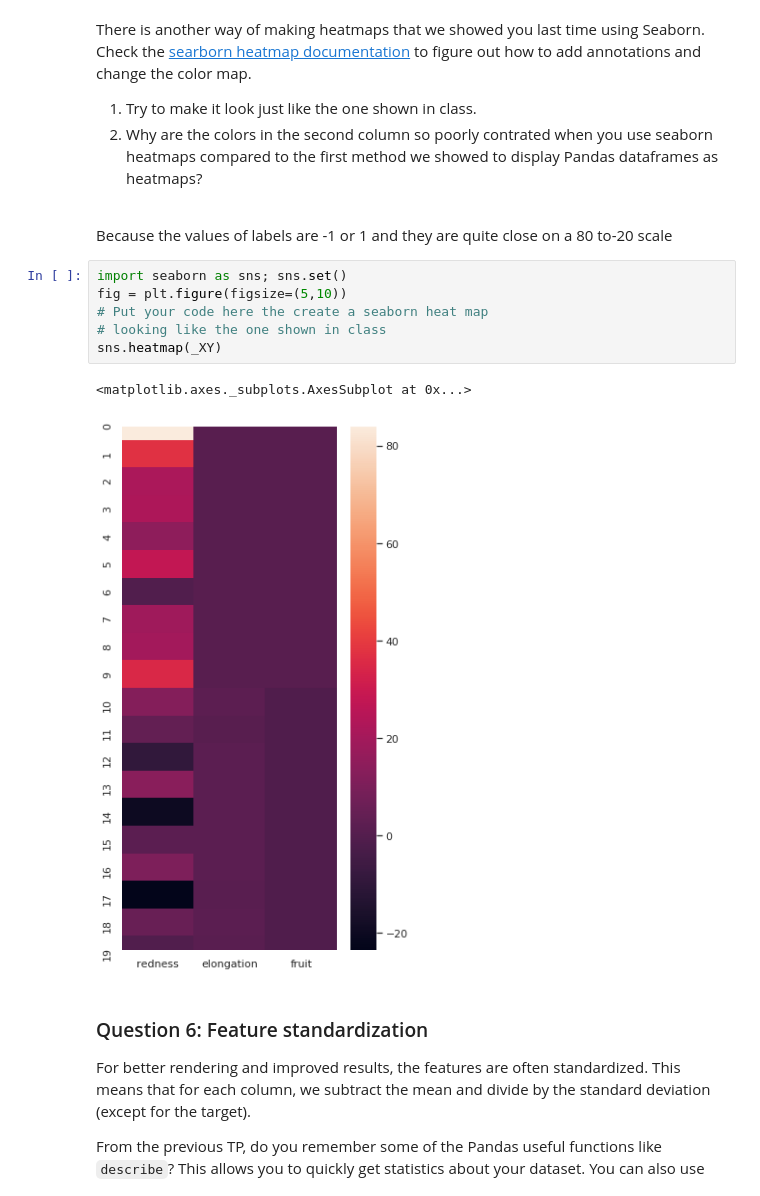
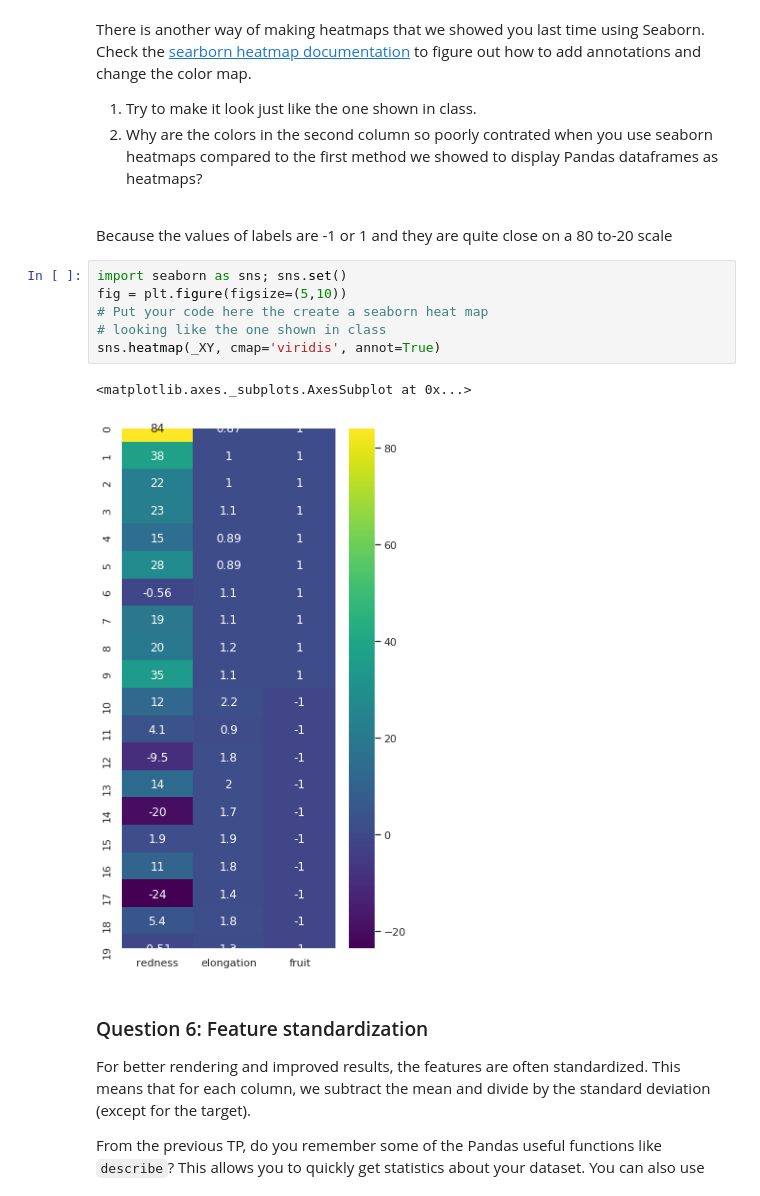
Before and after one commit to Azralite/info232, a Jupyter notebook: TP1/TP1.ipynb, the cells around one changed output. Cells and saved outputs as stored; diff of their text form.

```diff
--- a/TP1/TP1.ipynb
+++ b/TP1/TP1.ipynb
@@ -327,12 +327,12 @@ Because the values of labels are -1 or 1 and they are quite close on a 80 to-20
 # %%
 import seaborn as sns; sns.set()
 fig = plt.figure(figsize=(5,10))
 # Put your code here the create a seaborn heat map
 # looking like the one shown in class
-sns.heatmap(_XY)
+sns.heatmap(_XY, cmap='viridis', annot=True)
 # %% [output]
 <matplotlib.axes._subplots.AxesSubplot at 0x...>
-[figure, old version]
+[figure, new version]
 # %% [markdown]
 ### Question 6: Feature standardization
 For better rendering and improved results, the features are often standardized. This means that for each column, we subtract the mean and divide by the standard deviation (except for the target).
```
Also changed, not shown: parts of 1 cell of this notebook, 1 other file.
